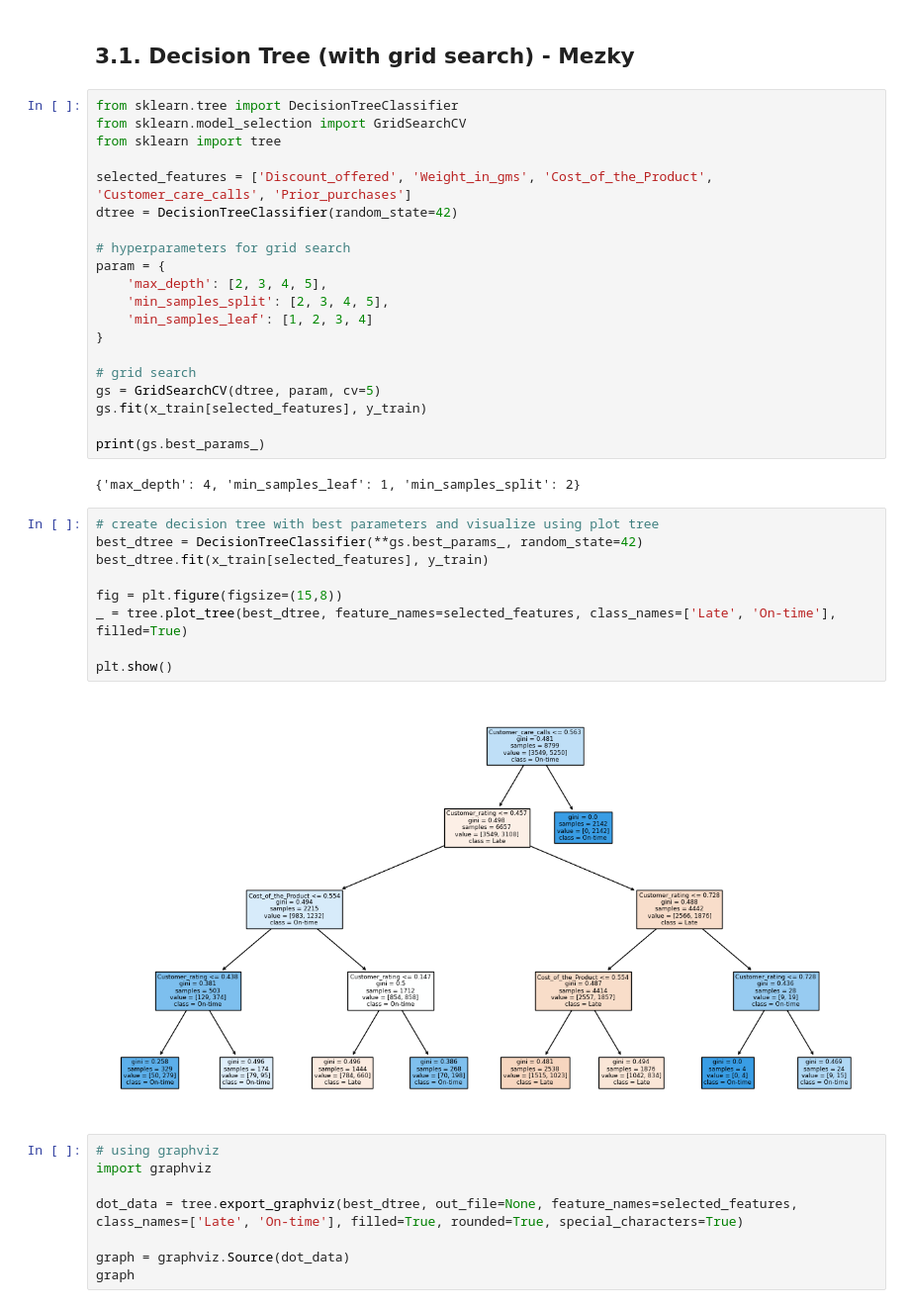
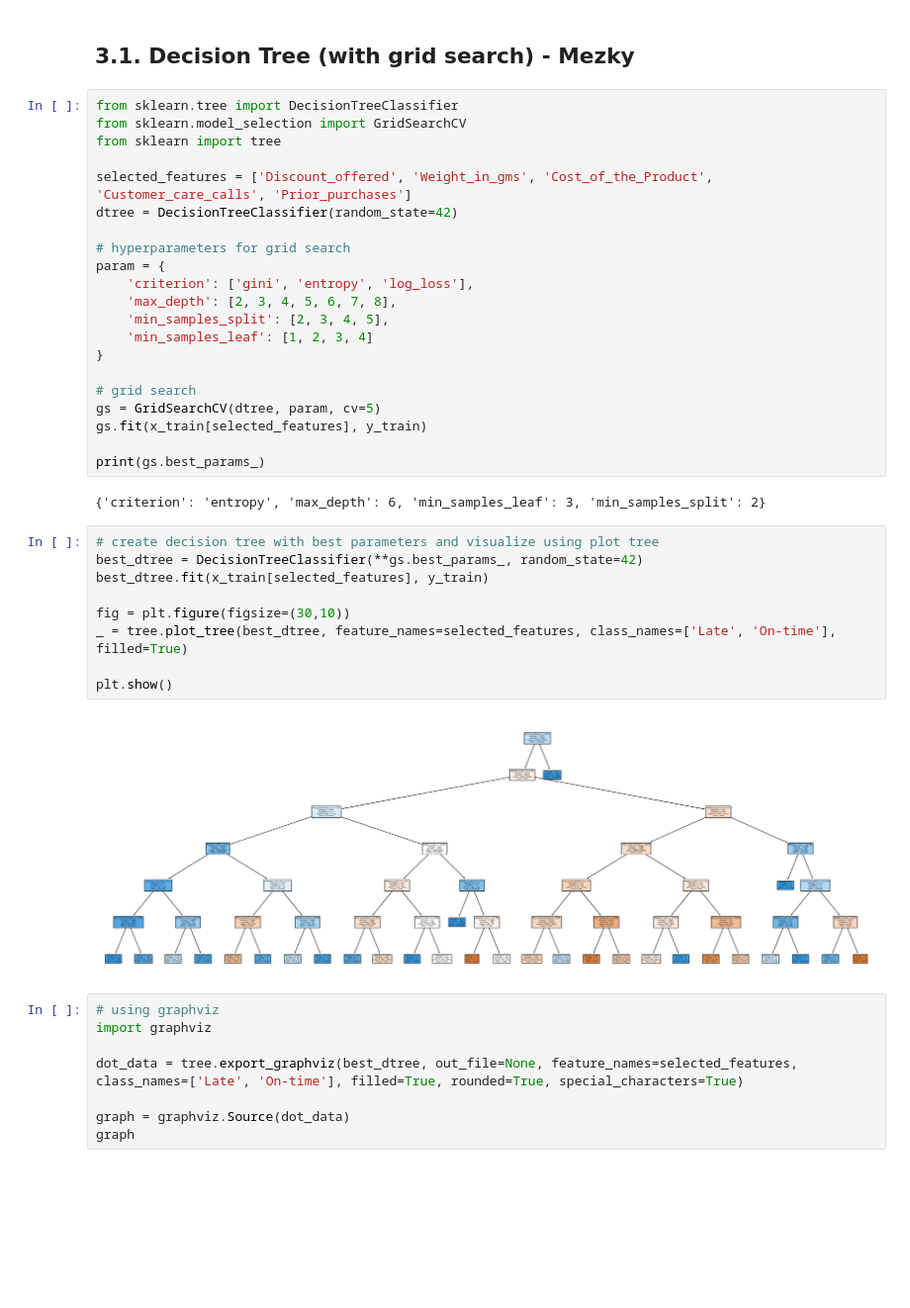
Before and after one commit to mezkymy/ecommerce-ds, a Jupyter notebook: Final_Project_DS_Rakamin_Batch_31_Kelompok_4_(Cobra).ipynb, the cells around one changed output. Shown at 99% size. Drawn from its saved outputs; the diff is of its cells as text; blank space fills up the shorter version.

Commit message:
added criterion to grid search hyperparameters

```diff
--- a/Final_Project_DS_Rakamin_Batch_31_Kelompok_4_(Cobra).ipynb
+++ b/Final_Project_DS_Rakamin_Batch_31_Kelompok_4_(Cobra).ipynb
@@ -899,7 +899,8 @@ dtree = DecisionTreeClassifier(random_state=42)
 
 # hyperparameters for grid search
 param = {
-    'max_depth': [2, 3, 4, 5],
+    'criterion': ['gini', 'entropy', 'log_loss'],
+    'max_depth': [2, 3, 4, 5, 6, 7, 8],
     'min_samples_split': [2, 3, 4, 5],
     'min_samples_leaf': [1, 2, 3, 4]
 }
@@ -910,18 +911,18 @@ gs.fit(x_train[selected_features], y_train)
 
 print(gs.best_params_)
 # %% [output]
-{'max_depth': 4, 'min_samples_leaf': 1, 'min_samples_split': 2}
+{'criterion': 'entropy', 'max_depth': 6, 'min_samples_leaf': 3, 'min_samples_split': 2}
 # %%
 # create decision tree with best parameters and visualize using plot tree
 best_dtree = DecisionTreeClassifier(**gs.best_params_, random_state=42)
 best_dtree.fit(x_train[selected_features], y_train)
 
-fig = plt.figure(figsize=(15,8))
+fig = plt.figure(figsize=(30,10))
 _ = tree.plot_tree(best_dtree, feature_names=selected_features, class_names=['Late', 'On-time'], filled=True)
 
 plt.show()
 # %% [output]
-[figure, old version]
+[figure, new version]
 # %%
 # using graphviz
 import graphviz
```
